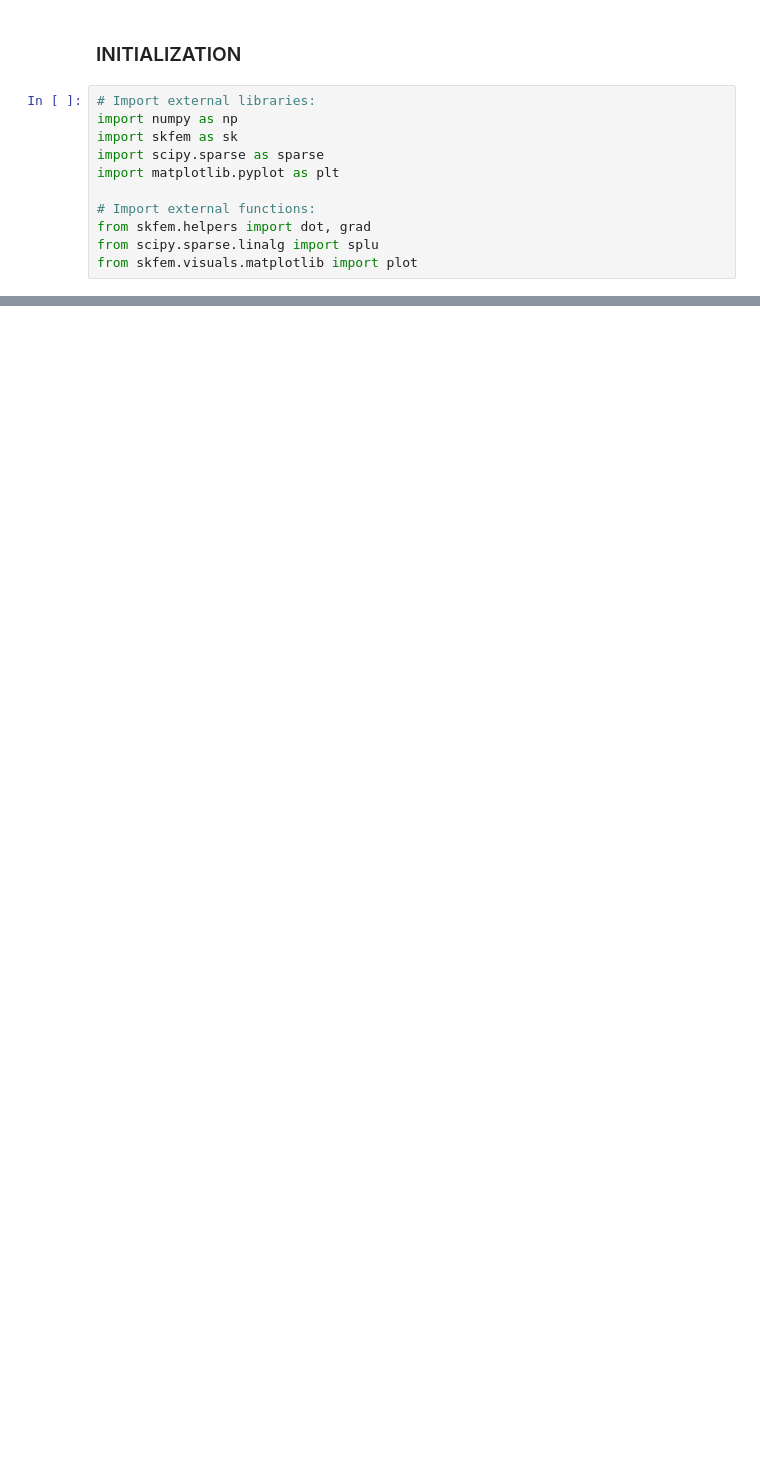
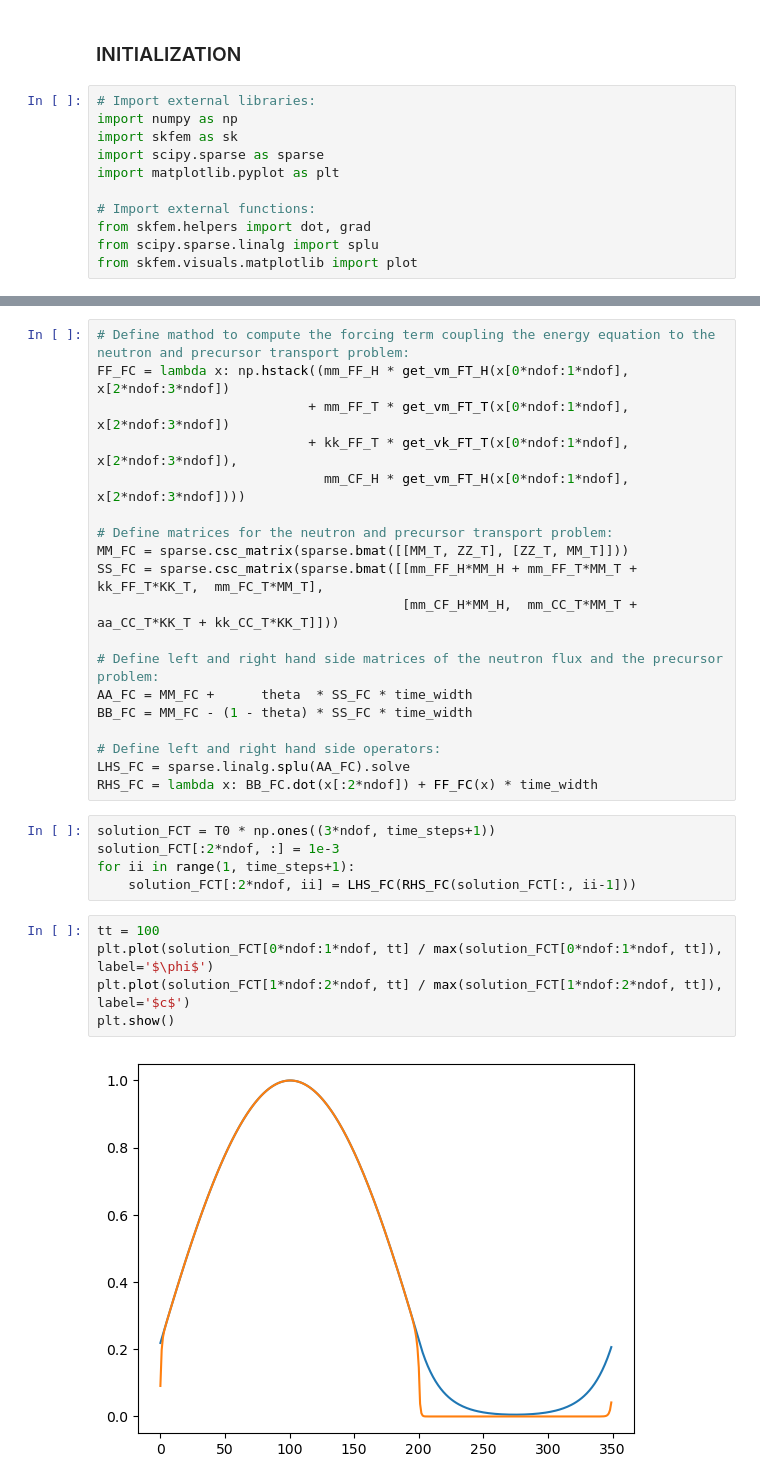
Before and after one commit to FrancescoSilva/MSR-OED-DA, a Jupyter notebook: MSR-1D-CG.ipynb, the cells around one changed output, grey strips where cells are left out. Saved outputs shown, nothing was run; the diff lists cells and outputs as text; blank space fills up the shorter version.

```diff
--- a/MSR-1D-CG.ipynb
+++ b/MSR-1D-CG.ipynb
@@ -93,0 +198,31 @@ LHS_n = sparse.bmat([[k_nn_T*KK_T + m_nn_T*MM_T + m_nn_H*MM_H, m_nc_T*MM_T, ZZ_T
+# %%
+# Define mathod to compute the forcing term coupling the energy equation to the neutron and precursor transport problem:
+FF_FC = lambda x: np.hstack((mm_FF_H * get_vm_FT_H(x[0*ndof:1*ndof], x[2*ndof:3*ndof])
+                           + mm_FF_T * get_vm_FT_T(x[0*ndof:1*ndof], x[2*ndof:3*ndof])
+                           + kk_FF_T * get_vk_FT_T(x[0*ndof:1*ndof], x[2*ndof:3*ndof]),
+                             mm_CF_H * get_vm_FT_H(x[0*ndof:1*ndof], x[2*ndof:3*ndof])))
+
+# Define matrices for the neutron and precursor transport problem:
+MM_FC = sparse.csc_matrix(sparse.bmat([[MM_T, ZZ_T], [ZZ_T, MM_T]]))
+SS_FC = sparse.csc_matrix(sparse.bmat([[mm_FF_H*MM_H + mm_FF_T*MM_T + kk_FF_T*KK_T,  mm_FC_T*MM_T],
+                                       [mm_CF_H*MM_H,  mm_CC_T*MM_T + aa_CC_T*KK_T + kk_CC_T*KK_T]]))
+
+# Define left and right hand side matrices of the neutron flux and the precursor problem:
+AA_FC = MM_FC +      theta  * SS_FC * time_width
+BB_FC = MM_FC - (1 - theta) * SS_FC * time_width
+
+# Define left and right hand side operators:
+LHS_FC = sparse.linalg.splu(AA_FC).solve
+RHS_FC = lambda x: BB_FC.dot(x[:2*ndof]) + FF_FC(x) * time_width
+# %%
+solution_FCT = T0 * np.ones((3*ndof, time_steps+1))
+solution_FCT[:2*ndof, :] = 1e-3
+for ii in range(1, time_steps+1):
+    solution_FCT[:2*ndof, ii] = LHS_FC(RHS_FC(solution_FCT[:, ii-1]))
+# %%
+tt = 100
+plt.plot(solution_FCT[0*ndof:1*ndof, tt] / max(solution_FCT[0*ndof:1*ndof, tt]), label='$\phi$')
+plt.plot(solution_FCT[1*ndof:2*ndof, tt] / max(solution_FCT[1*ndof:2*ndof, tt]), label='$c$')
+plt.show()
+# %% [output]
+[figure, added]
```
Also changed, not shown: parts of 16 cells of this notebook.
